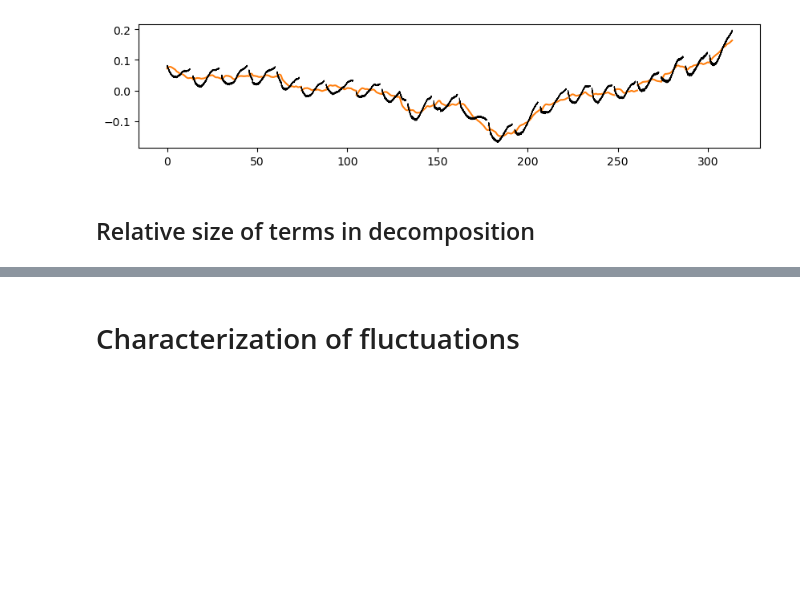
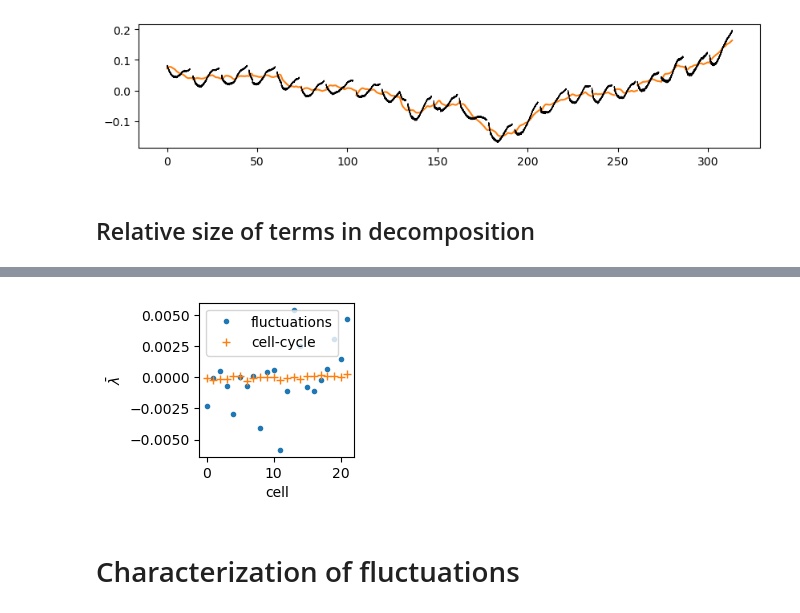
Before and after one commit to elevien/L1210, a Jupyter notebook: notebooks/PAPER_FIG4.ipynb, the cells around one changed output, grey strips where cells are left out. Saved outputs shown, nothing was run; the diff lists cells and outputs as text; code cells hidden in the pictures; blank space fills up the shorter version.

```diff
--- a/notebooks/PAPER_FIG4.ipynb
+++ b/notebooks/PAPER_FIG4.ipynb
@@ -114,3 +98,18 @@ fig
+# %%
+fig,ax = subplots(figsize=(2,2))
+#ax.plot(preds[k].time,preds[k].matern32_flucs_x)
+positions = unique(pred.position)
+d = pred
+λbar_flucs = [mean(d[d.position .== p,:].matern32_flucs_x) for p in positions]
+λbar_cell = [mean(d[d.position .== p,:].matern32_cell_x  ./ d[d.position .== p,:gen_time][1]) for p in positions]
+ax.plot(λbar_flucs .- mean(λbar_flucs) ,"C0.",label="fluctuations")
+ax.plot(λbar_cell .- mean(λbar_cell) ,"C1+",label="cell-cycle")
+ax.set_ylabel(L"$\bar{\lambda}$")
+ax.set_xlabel("cell")
+ax.legend(frameon=true)
+fig
+# %% [output]
+[figure, added]
 # %% [markdown]
 # Characterization of fluctuations
 # %% [markdown]
```
Also changed, not shown: parts of 28 cells of this notebook, 15 other files.
